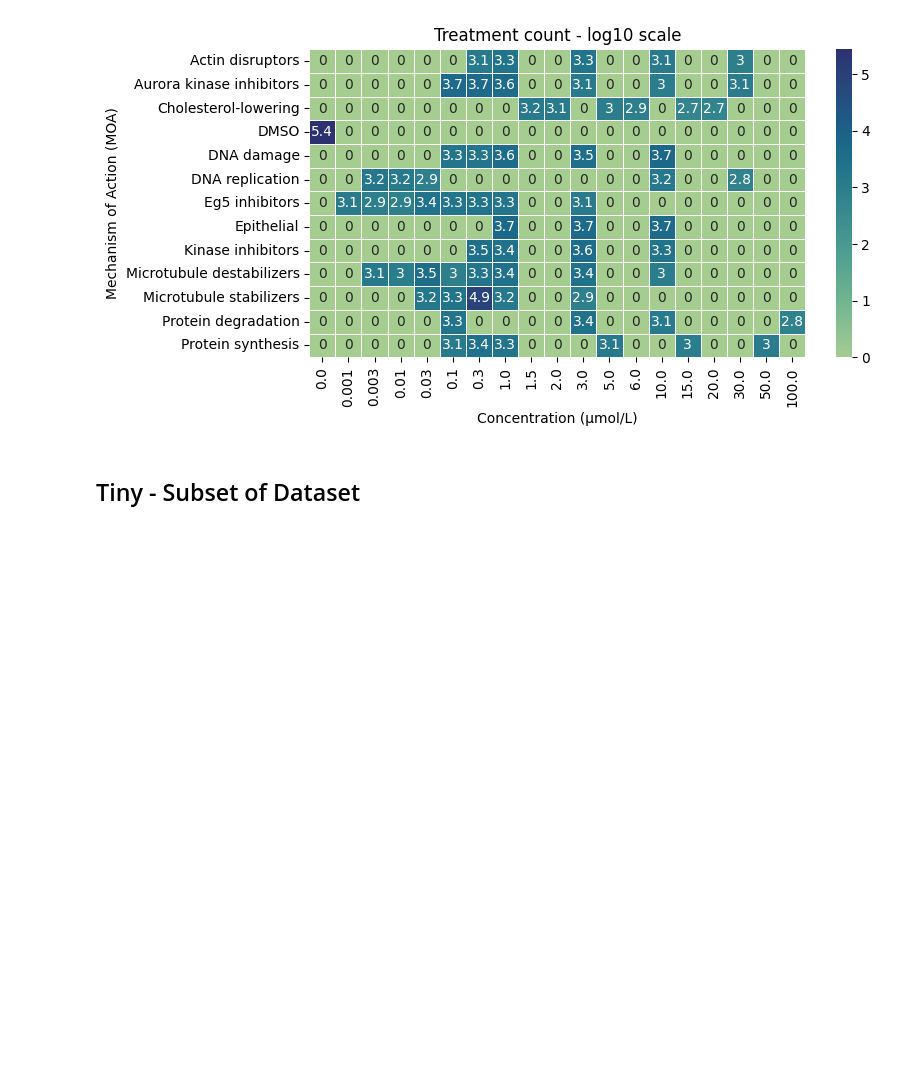
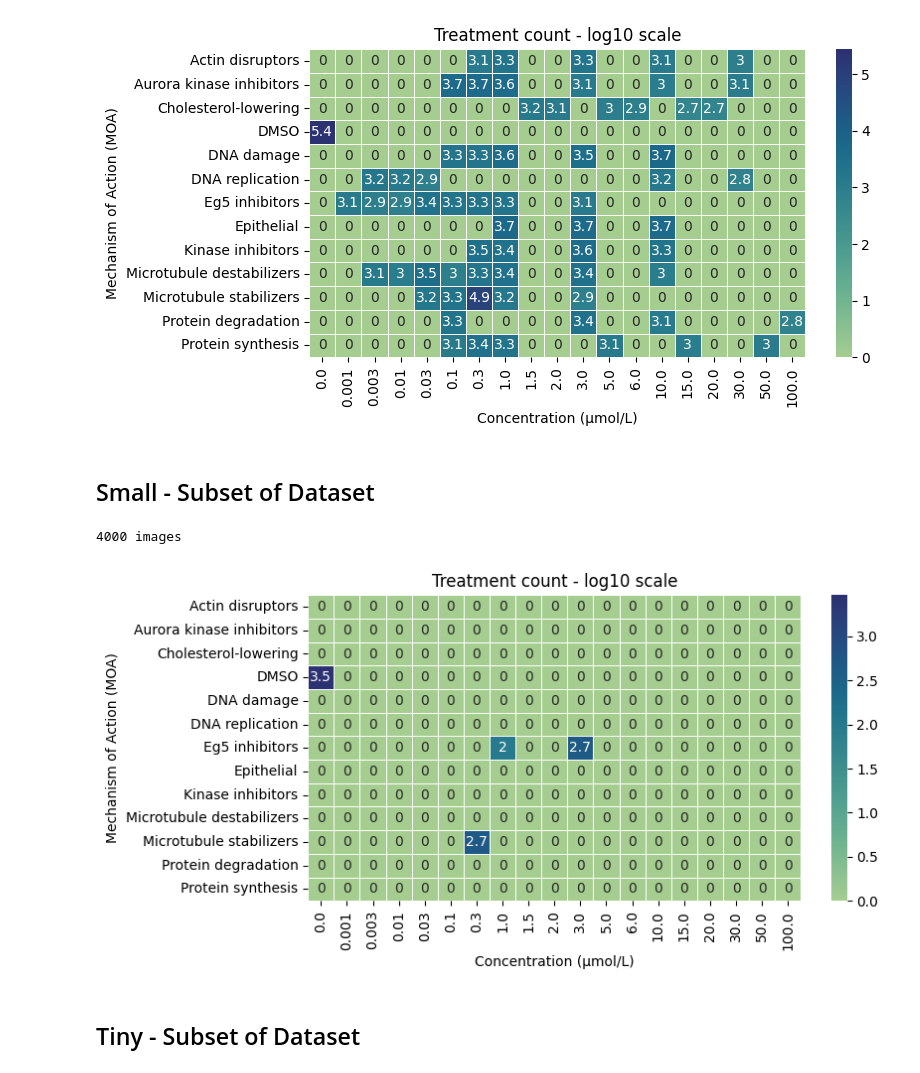
Before and after one commit to RasmusML/DiffCell, a Jupyter notebook: playground.ipynb, the cells around one changed output. Saved outputs shown, nothing was run; the diff lists cells and outputs as text; code cells hidden in the pictures; blank space fills up the shorter version.

```diff
--- a/playground.ipynb
+++ b/playground.ipynb
@@ -41,6 +42,18 @@ plot_MOA_distribution(metadata)
 plot_treatment_heatmap(metadata)
 # %% [output]
 [figure]
+# %% [markdown]
+## Small - Subset of Dataset
+# %%
+small_metadata = metadata[:4000]
+images = load_images_from_metadata(small_metadata)
+print("{} images".format(images.shape[0]))
+# %% [output]
+4000 images
+# %%
+plot_treatment_heatmap(tiny_metadata)
+# %% [output]
+[figure, added]
 # %% [markdown]
 ## Tiny - Subset of Dataset
 # %%
```
Also changed, not shown: parts of 11 cells of this notebook, 5 other files.
